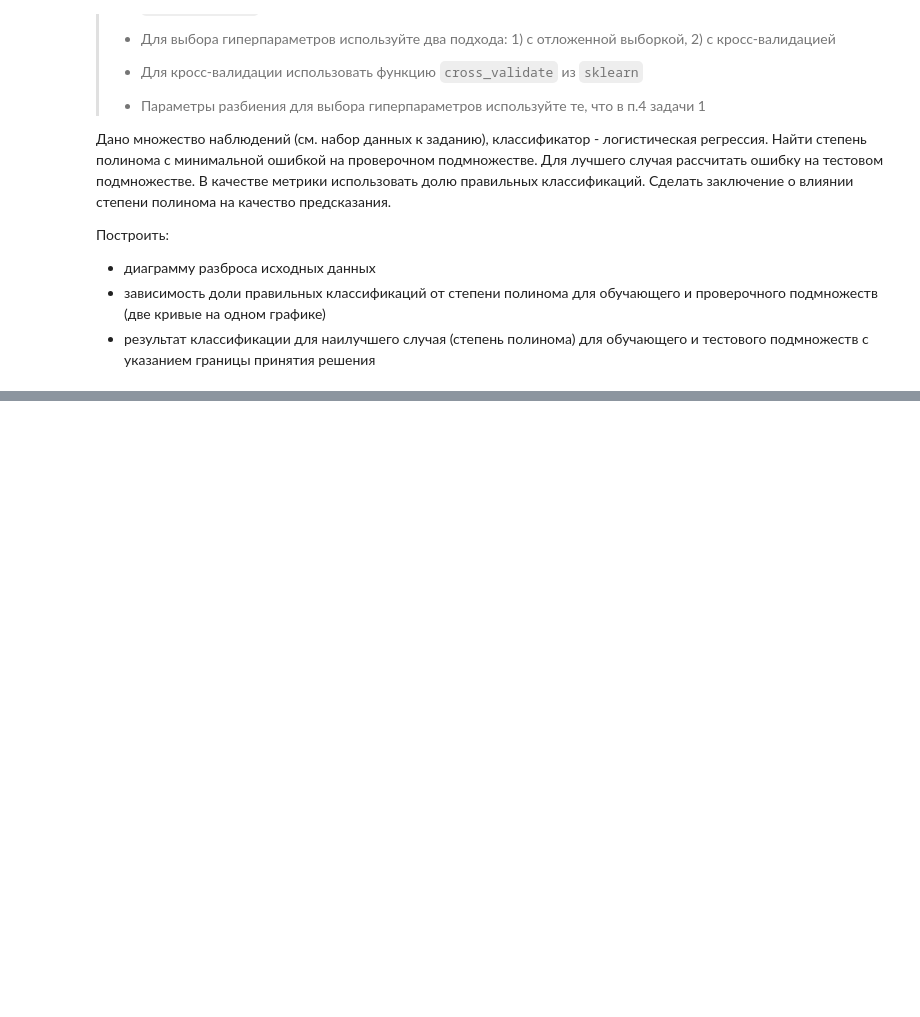
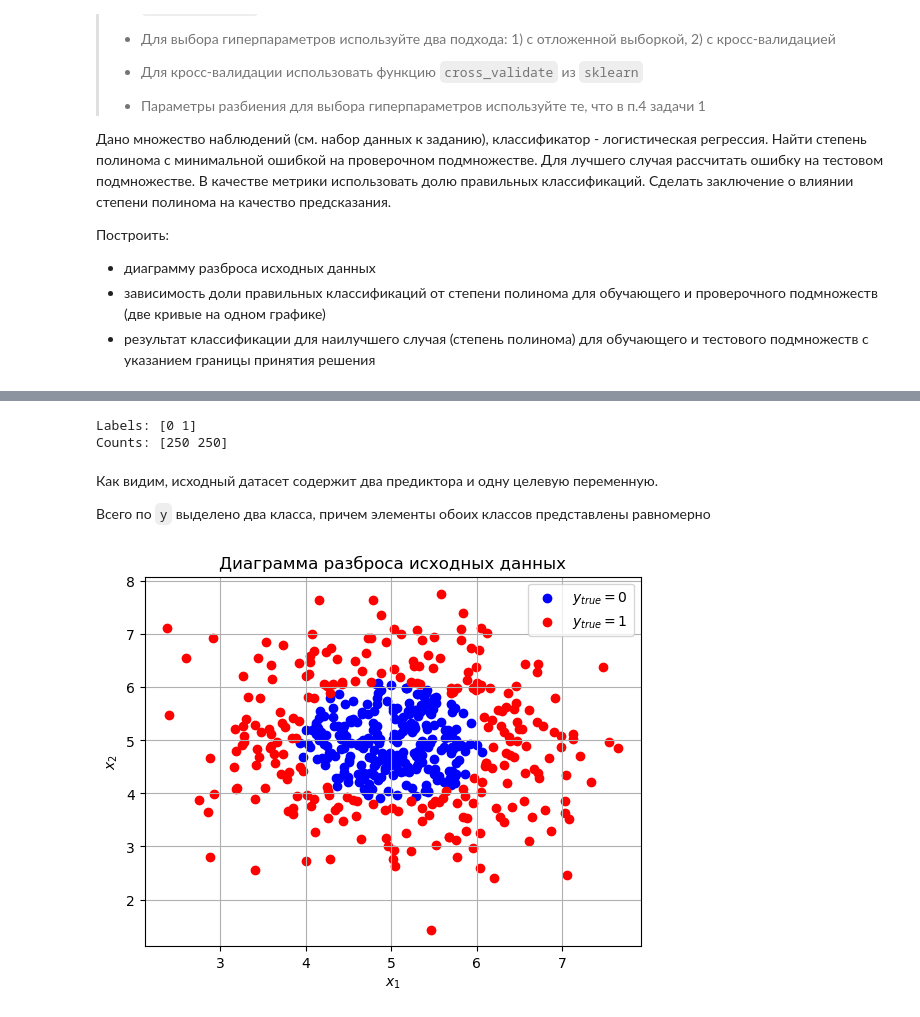
Before and after one commit to The-Humble-Guy/mlassignments, a Jupyter notebook: notebooks/A2_IU21_Kutsenko_2_3.ipynb, the cells around one changed output, grey strips where cells are left out. Drawn from its saved outputs; the diff is of its cells as text; code cells hidden in the pictures; blank space fills up the shorter version.

```diff
--- a/notebooks/A2_IU21_Kutsenko_2_3.ipynb
+++ b/notebooks/A2_IU21_Kutsenko_2_3.ipynb
@@ -684,0 +711,5 @@ for alpha in ALPHAS:
+# %%
+FILE_PATH = "../data/A2_PM_dataset/Cl_A5_V2.csv"
+# %%
+df = pd.read_csv(FILE_PATH, sep=",")
+df
@@ -684,0 +730,29 @@ for alpha in ALPHAS:
+# %%
+X = df.loc[:, df.columns != 'Y'].to_numpy()
+y = df['Y'].to_numpy()
+# %%
+# Определение количества наблюдений каждого класса
+labels, counts = np.unique(y, return_counts=True)
+print("Labels:", labels)
+print("Counts:", counts)
+# %% [output]
+Labels: [0 1]
+Counts: [250 250]
+# %% [markdown]
+Как видим, исходный датасет содержит два предиктора и одну целевую переменную.
+
+Всего по `y` выделено два класса, причем элементы обоих классов представлены равномерно
+# %%
+# График
+y_one_indx = np.argwhere(y == 1).flatten()
+y_zero_indx =  np.argwhere(y == 0).flatten()
+plt.title("Диаграмма разброса исходных данных")
+plt.scatter(X[y_zero_indx][:,0], X[y_zero_indx][:,1], color="blue", label="$y_{true} = 0$")
+plt.scatter(X[y_one_indx][:,0], X[y_one_indx][:,1], color="red", label="$y_{true} = 1$")
+plt.xlabel("$x_1$")
+plt.ylabel("$x_2$")
+plt.grid(True)
+plt.legend()
+plt.show()
+# %% [output]
+[figure, added]
```
Also changed, not shown: parts of 22 cells of this notebook, 1 other file.
